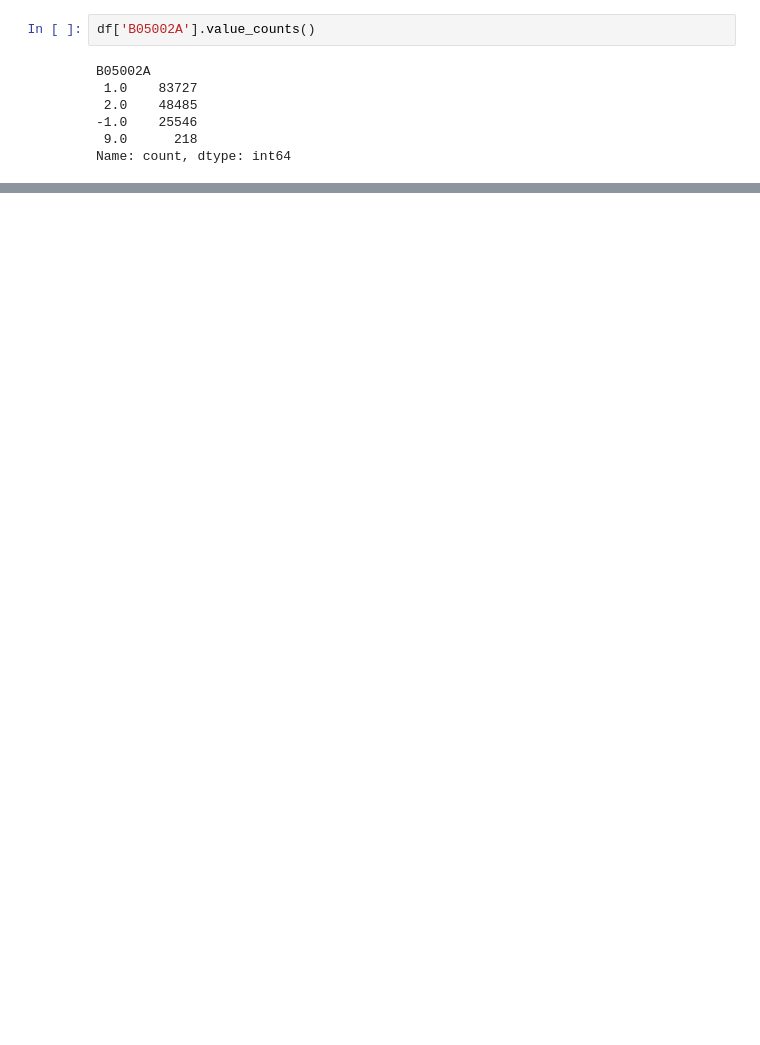
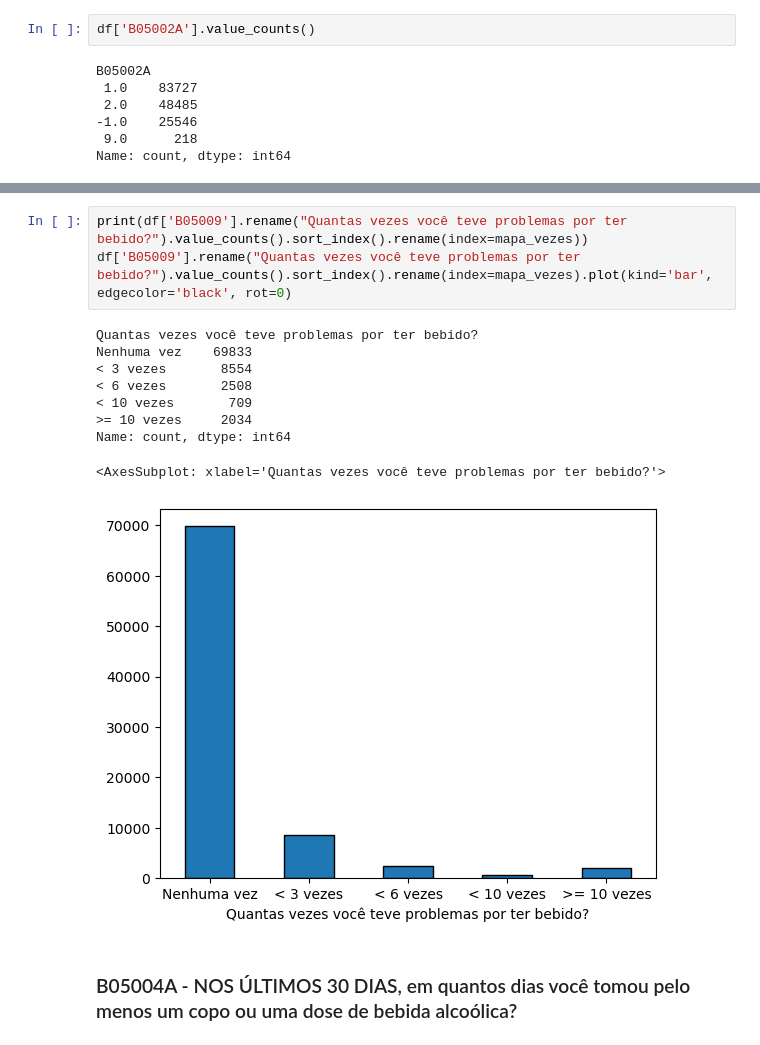
Before and after one commit to GustavoEmanuel901/lainfs-pense-repository, a Jupyter notebook: Dados_Pense.ipynb, the cells around one changed output, grey strips where cells are left out. Saved outputs shown, nothing was run; the diff lists cells and outputs as text; blank space fills up the shorter version.

```diff
--- a/Dados_Pense.ipynb
+++ b/Dados_Pense.ipynb
@@ -2648,0 +2921,15 @@ Name: count, dtype: int64
+# %%
+print(df['B05009'].rename("Quantas vezes você teve problemas por ter bebido?").value_counts().sort_index().rename(index=mapa_vezes))
+df['B05009'].rename("Quantas vezes você teve problemas por ter bebido?").value_counts().sort_index().rename(index=mapa_vezes).plot(kind='bar', edgecolor='black', rot=0)
+# %% [output]
+Quantas vezes você teve problemas por ter bebido?
+Nenhuma vez    69833
+< 3 vezes       8554
+< 6 vezes       2508
+< 10 vezes       709
+>= 10 vezes     2034
+Name: count, dtype: int64
+<AxesSubplot: xlabel='Quantas vezes você teve problemas por ter bebido?'>
+[figure, added]
+# %% [markdown]
+### B05004A - NOS ÚLTIMOS 30 DIAS, em quantos dias você tomou pelo menos um copo ou uma dose de bebida alcoólica?
```
Also changed, not shown: parts of 148 cells of this notebook.
